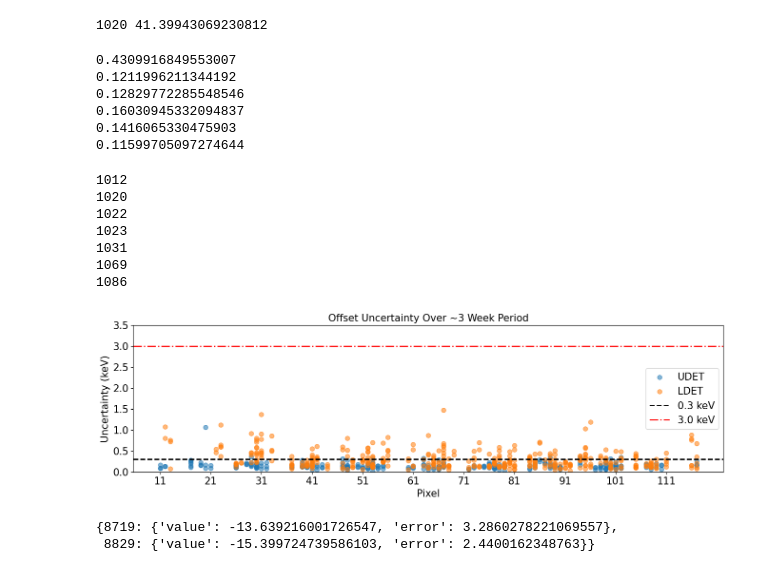
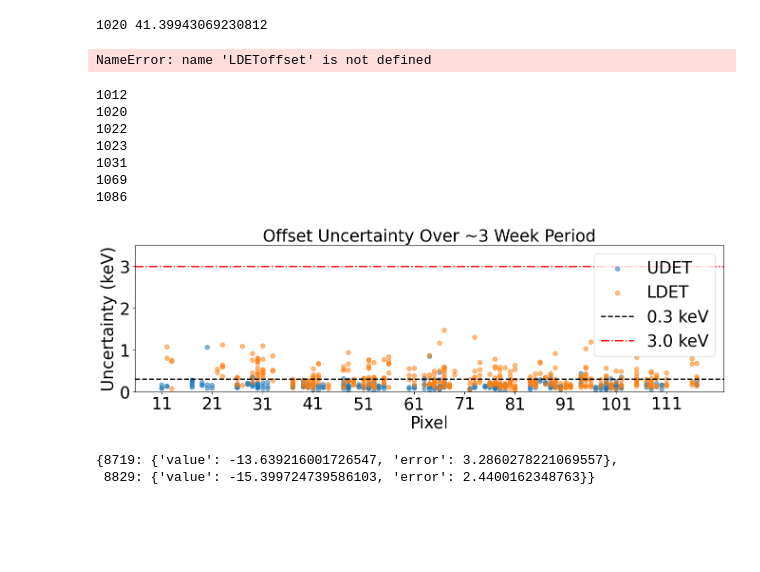
Before and after one commit to arlee-shelby/NabCalibration, a Jupyter notebook: FullAnalysisCleanWorkingVersion.ipynb, the cells around one changed output. Drawn from its saved outputs; the diff is of its cells as text; code cells hidden in the pictures; blank space fills up the shorter version.

```diff
--- a/FullAnalysisCleanWorkingVersion.ipynb
+++ b/FullAnalysisCleanWorkingVersion.ipynb
@@ -678,0 +691,15 @@ dict_keys(['1037', '1026', '1048', '1040', '1030', '1041', '1044', '1033', '1043
+# %%
+# test_runs = [8651,8705,8849]
+test_runs = [8635]
+             #8636,8652,8692,8693,8706,8718,8719,8829,8830,8850,8861,8862]
+for i in range(len(test_runs)):
+    plt.stairs(LDETenergy[test_runs[i]]['1021'],bin_edges,label = 'Goop!')
+
+plt.stairs(data['21'][350:],bin_edges[350:],label = 'BWD')
+plt.xlim(100,1250)
+# plt.ylim(0,1900)
+plt.xlabel('Energy (ADC)')
+plt.ylabel('Counts')
+plt.legend()
+plt.title('Pixel 21')
+plt.show()
@@ -847,6 +856,6 @@ reload(plotf)
 # %% [output]
 <module 'DataAnalysis.plot_functions' from '/Users/arleeshelby/NabCalibration/DataAnalysis/plot_functions.py'>
 # %%
-plotf.plot_peak_fit_params(LDETcalibration_width_data,peak='peak6',bottom_ylim=None,top_ylim=None,
-                           title='LDET 207Bi 975 keV Peak Width',ylabel='Width (ADC)')
+plotf.plot_peak_fit_params(LDETcalibration_width_data,peak='peak6',bottom_ylim=2,top_ylim=25,
+                           title='Goop!',ylabel='Width (ADC)',detector_type='LDET')
 # %% [output]
@@ -1313,12 +1369,7 @@ runs = list(LDEToffset[pixel].keys())
 for run in runs:
     print(LDEToffset[pixel][run]['error']/LDETgain[pixel][run]['value'])
 # %% [output]
-0.4309916849553007
-0.1211996211344192
-0.12829772285548546
-0.16030945332094837
-0.1416065330475903
-0.11599705097274644
+NameError: name 'LDEToffset' is not defined
 # %%
 nrows,ncols=1,1
 py.figure(figsize=((16)*ncols,(4)*nrows))
@@ -1353,39 +1404,39 @@ for pixel in pixels:
     else:
         runs = list(LDEToffset[pixel].keys())
         LDETall_uncert = []
         for run in runs:
             uncert = LDEToffset[pixel][run]['error']/LDETgain[pixel][run]['value']
             LDETall_uncert.append(uncert)
             if uncert>2:
                 # print(pixel,run,uncert)
                 pass
             if pixel=='1012' and run==8719:
                 ax.scatter(int(pixel)-1000,uncert,color='C1',s=45,alpha=0.55,label='LDET')
             else:
                 ax.scatter(int(pixel)-1000,uncert,color='C1',s=45,alpha=0.55)
         if any(value<0.3 for value in LDETall_uncert):
             pass
         else:
             print(pixel)
 ax.set_xticks(range(min(int_pixels),max(int_pixels),10))
 ax.set_ylim(0,3.5)
 ax.axhline(0.3,color = 'black', linestyle='dashed',label = '0.3 keV',linewidth=2)
 ax.axhline(3,color = 'red', linestyle='dashdot',label = '3.0 keV',linewidth=2)
-ax.set_xlabel('Pixel',fontsize=15)
-ax.set_ylabel('Uncertainty (keV)',fontsize=15)
-ax.set_title('Offset Uncertainty Over ~3 Week Period',fontsize=15)
-ax.tick_params(axis='both', which='major', labelsize=15)
-ax.legend(fontsize=15)
+ax.set_xlabel('Pixel',fontsize=25)
+ax.set_ylabel('Uncertainty (keV)',fontsize=25)
+ax.set_title('Offset Uncertainty Over ~3 Week Period',fontsize=25)
+ax.tick_params(axis='both', which='major', labelsize=25)
+ax.legend(fontsize=25)
 plt.show()
 # %% [output]
 1012
 1020
 1022
 1023
 1031
 1069
 1086
-[figure, old version]
+[figure, new version]
 # %%
 LDEToffset['1012']
 # %% [output]
```
Also changed, not shown: parts of 34 cells of this notebook, 6 other files.
